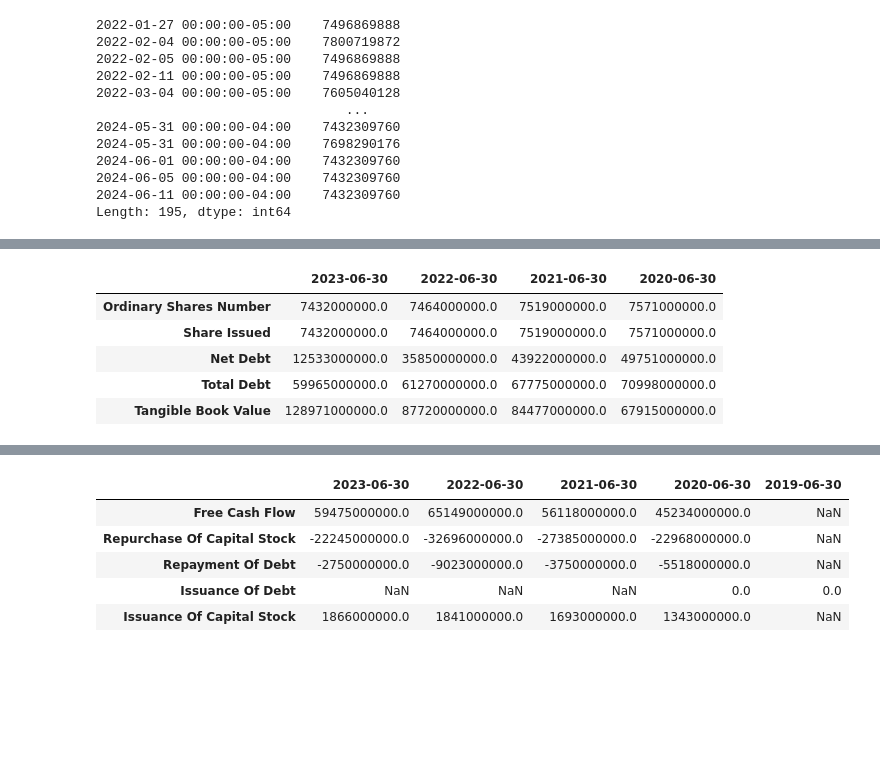
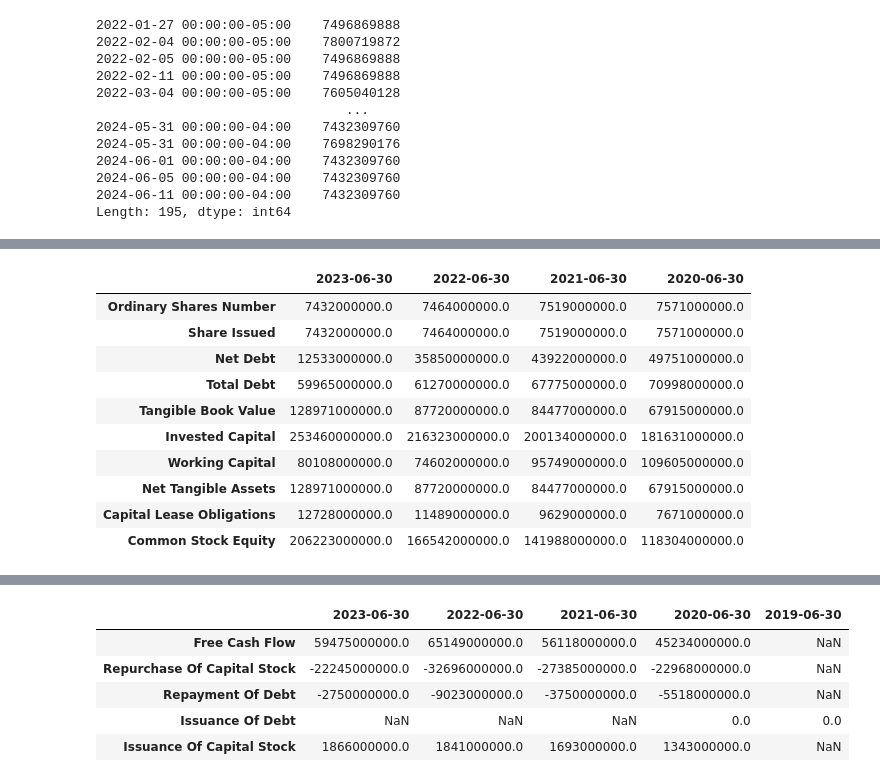
Before and after one commit to giottomillan/project_portfolio, a Jupyter notebook: bolsa_tool.ipynb, the cells around one changed output, grey strips where cells are left out. Drawn from its saved outputs; the diff is of its cells as text; code cells hidden in the pictures; blank space fills up the shorter version.

```diff
--- a/bolsa_tool.ipynb
+++ b/bolsa_tool.ipynb
@@ -163,12 +163,17 @@ msft.quarterly_income_stmt.head()
 | Total Unusual Items Excluding Goo... | -187000000.0 | -162000000.0 | -115000000.0 | 111000000.0 | 162000000.0 | NaN |
 # %%
 # - balance sheet
-msft.balance_sheet.head()
+msft.balance_sheet.head(10)
 # %% [output]
 |  | 2023-06-30 | 2022-06-30 | 2021-06-30 | 2020-06-30 |
 | Ordinary Shares Number | 7432000000.0 | 7464000000.0 | 7519000000.0 | 7571000000.0 |
 | Share Issued | 7432000000.0 | 7464000000.0 | 7519000000.0 | 7571000000.0 |
 | Net Debt | 12533000000.0 | 35850000000.0 | 43922000000.0 | 49751000000.0 |
 | Total Debt | 59965000000.0 | 61270000000.0 | 67775000000.0 | 70998000000.0 |
 | Tangible Book Value | 128971000000.0 | 87720000000.0 | 84477000000.0 | 67915000000.0 |
+| Invested Capital | 253460000000.0 | 216323000000.0 | 200134000000.0 | 181631000000.0 |
+| Working Capital | 80108000000.0 | 74602000000.0 | 95749000000.0 | 109605000000.0 |
+| Net Tangible Assets | 128971000000.0 | 87720000000.0 | 84477000000.0 | 67915000000.0 |
+| Capital Lease Obligations | 12728000000.0 | 11489000000.0 | 9629000000.0 | 7671000000.0 |
+| Common Stock Equity | 206223000000.0 | 166542000000.0 | 141988000000.0 | 118304000000.0 |
 # %%
```
Also changed, not shown: parts of 14 cells of this notebook, 1 other file.
